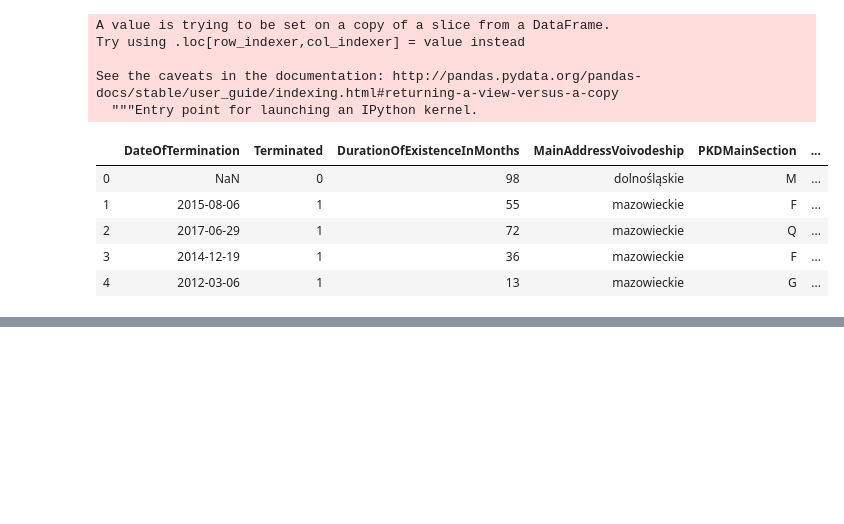
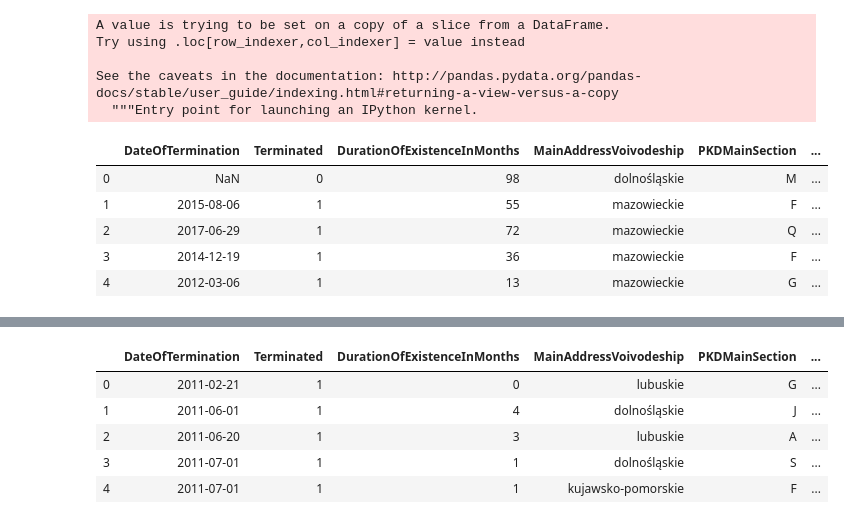
Before and after one commit to wawrzenczyka/WD2, a Jupyter notebook: data/FormatCSV.ipynb, the cells around one changed output, grey strips where cells are left out. Cells and saved outputs as stored; diff of their text form; code cells hidden in the pictures; blank space fills up the shorter version.

```diff
--- a/data/FormatCSV.ipynb
+++ b/data/FormatCSV.ipynb
@@ -309,3 +308,14 @@ data.head()
+# %%
+data = data.rename(columns={0: 'Count'})
+
+data.head()
+# %% [output]
+|  | DateOfTermination | Terminated | DurationOfExistenceInMonths | MainAddressVoivodeship | PKDMainSection | ... |
+| 0 | 2011-02-21 | 1 | 0 | lubuskie | G | ... |
+| 1 | 2011-06-01 | 1 | 4 | dolnośląskie | J | ... |
+| 2 | 2011-06-20 | 1 | 3 | lubuskie | A | ... |
+| 3 | 2011-07-01 | 1 | 1 | dolnośląskie | S | ... |
+| 4 | 2011-07-01 | 1 | 1 | kujawsko-pomorskie | F | ... |
 # %%
 print('before:', len(raw_data))
 print('after:', len(data))
```
Also changed, not shown: parts of 6 cells of this notebook, 1 other file.
